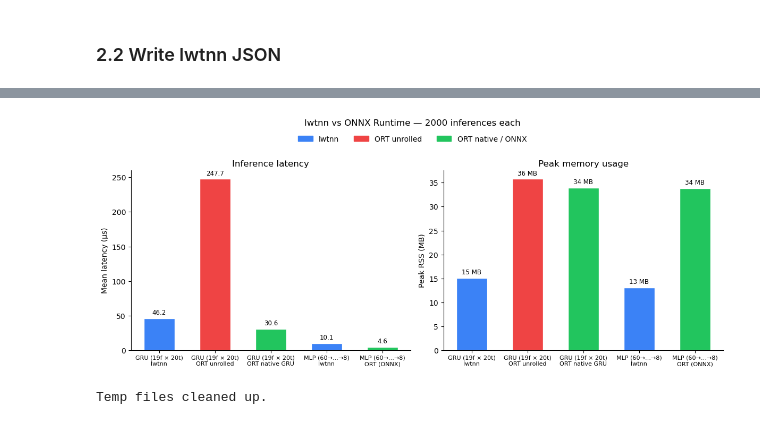
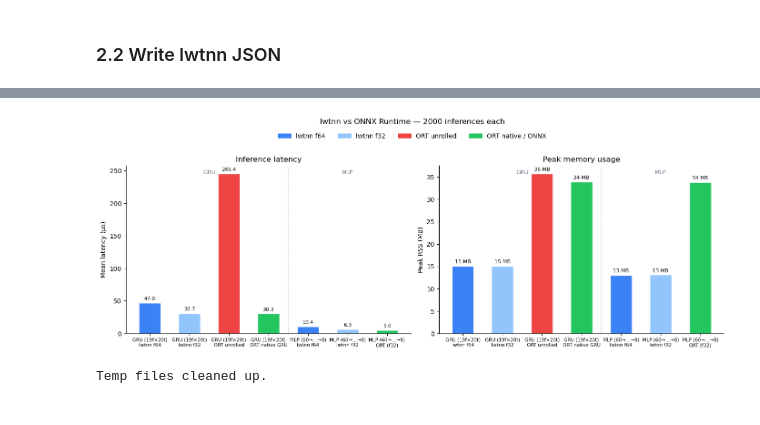
Before and after one commit to trahxam/lwtnn, a Jupyter notebook: notebooks/lwtnn_vs_onnx_benchmark.ipynb, the cells around one changed output, grey strips where cells are left out. Cells and saved outputs as stored; diff of their text form; code cells hidden in the pictures.

```diff
--- a/notebooks/lwtnn_vs_onnx_benchmark.ipynb
+++ b/notebooks/lwtnn_vs_onnx_benchmark.ipynb
@@ -147,8 +147,7 @@ Input: 19 features × 20 time-steps.  Sequence model from lwtnn's own test suite
 # %% [markdown]
 ### 1.1  Download test data and convert to lwtnn JSON
 # %%
-gru_tmpdir = tempfile.mkdtemp(prefix="lwtnn_gru_")
-gru_tmpdir = Path(gru_tmpdir)
+gru_tmpdir = Path(tempfile.mkdtemp(prefix="lwtnn_gru_"))
 
 print("Downloading GRU test data …")
 tgz_path = gru_tmpdir / "GRU.tgz"
@@ -638,10 +553,15 @@ plot_latency_bar(mlp_bench_df, f"MLP — mean inference latency ({N_INFERENCES}
 # %%
+def kv_mean(kv): return float(kv["inference_mean_us"])
+def kv_rss(kv):  return float(kv["peak_rss_kb"]) / 1024
+
 summary_rows = [
-    {"Model": "GRU (19f × 20t)",  "Backend": "lwtnn",          "Mean (µs)": float(gru_lwtnn_kv["inference_mean_us"]),      "Peak RSS (MB)": float(gru_lwtnn_kv["peak_rss_kb"])/1024},
-    {"Model": "GRU (19f × 20t)",  "Backend": "ORT unrolled",   "Mean (µs)": float(gru_ort_unrolled_kv["inference_mean_us"]), "Peak RSS (MB)": float(gru_ort_unrolled_kv["peak_rss_kb"])/1024},
-    {"Model": "GRU (19f × 20t)",  "Backend": "ORT native GRU", "Mean (µs)": float(gru_ort_native_kv["inference_mean_us"]),  "Peak RSS (MB)": float(gru_ort_native_kv["peak_rss_kb"])/1024},
-    {"Model": "MLP (60→…→8)",    "Backend": "lwtnn",          "Mean (µs)": float(mlp_lwtnn_kv["inference_mean_us"]),        "Peak RSS (MB)": float(mlp_lwtnn_kv["peak_rss_kb"])/1024},
-    {"Model": "MLP (60→…→8)",    "Backend": "ORT (ONNX)",     "Mean (µs)": float(mlp_ort_kv["inference_mean_us"]),          "Peak RSS (MB)": float(mlp_ort_kv["peak_rss_kb"])/1024},
+    {"Model": "GRU (19f×20t)", "Backend": "lwtnn f64",      "Mean (µs)": kv_mean(gru_lwtnn_f64_kv),  "Peak RSS (MB)": kv_rss(gru_lwtnn_f64_kv)},
+    {"Model": "GRU (19f×20t)", "Backend": "lwtnn f32",      "Mean (µs)": kv_mean(gru_lwtnn_f32_kv),  "Peak RSS (MB)": kv_rss(gru_lwtnn_f32_kv)},
+    {"Model": "GRU (19f×20t)", "Backend": "ORT unrolled",   "Mean (µs)": kv_mean(gru_ort_unrolled_kv),"Peak RSS (MB)": kv_rss(gru_ort_unrolled_kv)},
+    {"Model": "GRU (19f×20t)", "Backend": "ORT native GRU", "Mean (µs)": kv_mean(gru_ort_native_kv), "Peak RSS (MB)": kv_rss(gru_ort_native_kv)},
+    {"Model": "MLP (60→…→8)", "Backend": "lwtnn f64",      "Mean (µs)": kv_mean(mlp_lwtnn_f64_kv),  "Peak RSS (MB)": kv_rss(mlp_lwtnn_f64_kv)},
+    {"Model": "MLP (60→…→8)", "Backend": "lwtnn f32",      "Mean (µs)": kv_mean(mlp_lwtnn_f32_kv),  "Peak RSS (MB)": kv_rss(mlp_lwtnn_f32_kv)},
+    {"Model": "MLP (60→…→8)", "Backend": "ORT (f32)",      "Mean (µs)": kv_mean(mlp_ort_kv),        "Peak RSS (MB)": kv_rss(mlp_ort_kv)},
 ]
 summary_df = pd.DataFrame(summary_rows).set_index(["Model", "Backend"])
 display(summary_df.style
@@ -660,45 +582,41 @@ Summary — mean latency and peak memory
 # %%
-fig, axes = plt.subplots(1, 2, figsize=(12, 4.5))
+fig, axes = plt.subplots(1, 2, figsize=(14, 4.8))
 
-# ── latency panel ──────────────────────────────────────────────────────────────
-ax = axes[0]
-models   = [r["Model"]   for r in summary_rows]
-backends = [r["Backend"] for r in summary_rows]
-latency  = [r["Mean (µs)"] for r in summary_rows]
-labels   = [f"{m}\n{b}" for m, b in zip(models, backends)]
-colors = ["#3b82f6", "#ef4444", "#22c55e", "#3b82f6", "#22c55e"]
-bars = ax.bar(range(len(summary_rows)), latency, color=colors, width=0.55, edgecolor="white")
-ax.bar_label(bars, fmt="%.1f", padding=3, fontsize=8.5)
-ax.set_xticks(range(len(summary_rows)))
-ax.set_xticklabels(labels, fontsize=8)
-ax.set_ylabel("Mean latency (µs)")
-ax.set_title("Inference latency")
-ax.spines[["top", "right"]].set_visible(False)
+bar_colors = ["#3b82f6","#93c5fd","#ef4444","#22c55e",  # GRU group
+              "#3b82f6","#93c5fd","#22c55e"]              # MLP group
 
-# ── memory panel ──────────────────────────────────────────────────────────────
-ax2 = axes[1]
-rss = [r["Peak RSS (MB)"] for r in summary_rows]
-bars2 = ax2.bar(range(len(summary_rows)), rss, color=colors, width=0.55, edgecolor="white")
-ax2.bar_label(bars2, fmt="%.0f MB", padding=3, fontsize=8.5)
-ax2.set_xticks(range(len(summary_rows)))
-ax2.set_xticklabels(labels, fontsize=8)
-ax2.set_ylabel("Peak RSS (MB)")
-ax2.set_title("Peak memory usage")
-ax2.spines[["top", "right"]].set_visible(False)
+labels = [f"{r['Model']}\n{r['Backend']}" for r in summary_rows]
+latency = [r["Mean (µs)"]   for r in summary_rows]
+rss     = [r["Peak RSS (MB)"] for r in summary_rows]
 
-# legend
+for ax, vals, ylabel, title, fmt in [
+    (axes[0], latency, "Mean latency (µs)",  "Inference latency",  "%.1f"),
+    (axes[1], rss,     "Peak RSS (MB)",       "Peak memory usage",  "%.0f MB"),
+]:
+    bars = ax.bar(range(len(summary_rows)), vals, color=bar_colors, width=0.55, edgecolor="white")
+    ax.bar_label(bars, fmt=fmt, padding=3, fontsize=8)
+    ax.set_xticks(range(len(summary_rows)))
+    ax.set_xticklabels(labels, fontsize=7.5)
+    ax.set_ylabel(ylabel)
+    ax.set_title(title)
+    ax.spines[["top", "right"]].set_visible(False)
+    # divider between GRU and MLP groups
+    ax.axvline(3.5, color="#d1d5db", linewidth=1, linestyle="--")
+    ax.text(1.5, ax.get_ylim()[1]*0.95, "GRU", ha="center", fontsize=9, color="#6b7280")
+    ax.text(5.0, ax.get_ylim()[1]*0.95, "MLP", ha="center", fontsize=9, color="#6b7280")
+
 from matplotlib.patches import Patch
 legend_elements = [
-    Patch(color="#3b82f6", label="lwtnn"),
+    Patch(color="#3b82f6", label="lwtnn f64"),
+    Patch(color="#93c5fd", label="lwtnn f32"),
     Patch(color="#ef4444", label="ORT unrolled"),
     Patch(color="#22c55e", label="ORT native / ONNX"),
 ]
-fig.legend(handles=legend_elements, loc="upper center", ncol=3,
-           bbox_to_anchor=(0.5, 1.03), frameon=False)
-plt.suptitle(f"lwtnn vs ONNX Runtime — {N_INFERENCES} inferences each",
-             y=1.07, fontsize=12)
+fig.legend(handles=legend_elements, loc="upper center", ncol=4,
+           bbox_to_anchor=(0.5, 1.04), frameon=False)
+plt.suptitle(f"lwtnn vs ONNX Runtime — {N_INFERENCES} inferences each", y=1.08, fontsize=12)
 plt.tight_layout()
 plt.show()
 # %% [output]
-[figure, old version]
+[figure, new version]
 # %%
```
Also changed, not shown: parts of 24 cells of this notebook, 2 other files.
